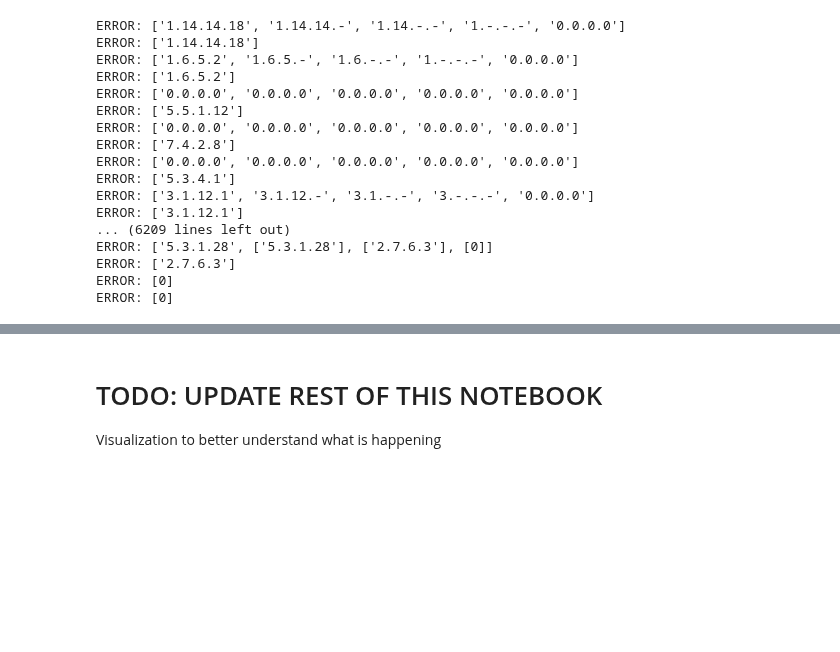
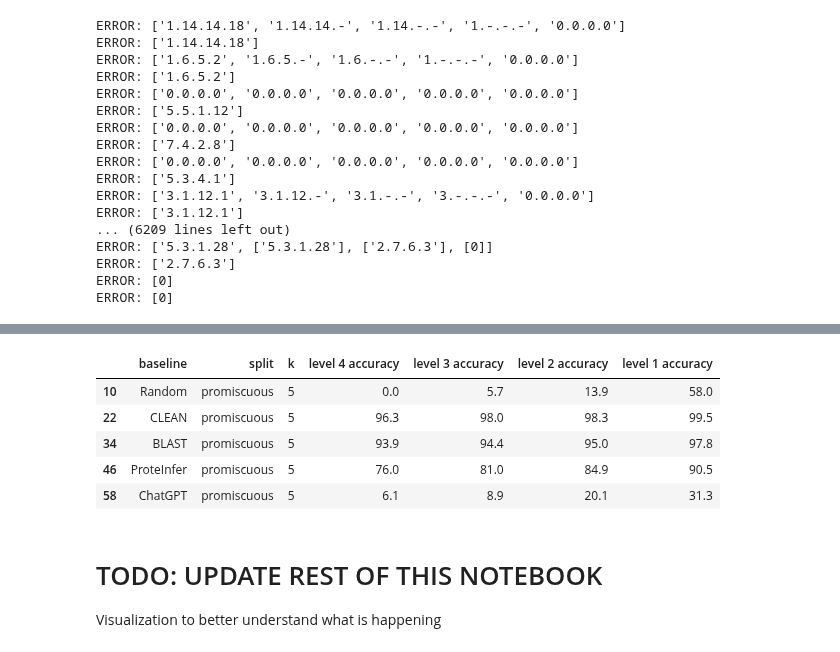
Before and after one commit to jsunn-y/CARE, a Jupyter notebook: task1_baselines/performance_evaluation.ipynb, the cells around one changed output, grey strips where cells are left out. Drawn from its saved outputs; the diff is of its cells as text; code cells hidden in the pictures; blank space fills up the shorter version.

```diff
--- a/task1_baselines/performance_evaluation.ipynb
+++ b/task1_baselines/performance_evaluation.ipynb
@@ -195,3 +194,12 @@ results[results['k'] == 1].sort_values(by='split')
+# %%
+results[results['k'] == 5][results['split'] == 'promiscuous']
+# %% [output]
+|  | baseline | split | k | level 4 accuracy | level 3 accuracy | level 2 accuracy | level 1 accuracy |
+| 10 | Random | promiscuous | 5 | 0.0 | 5.7 | 13.9 | 58.0 |
+| 22 | CLEAN | promiscuous | 5 | 96.3 | 98.0 | 98.3 | 99.5 |
+| 34 | BLAST | promiscuous | 5 | 93.9 | 94.4 | 95.0 | 97.8 |
+| 46 | ProteInfer | promiscuous | 5 | 76.0 | 81.0 | 84.9 | 90.5 |
+| 58 | ChatGPT | promiscuous | 5 | 6.1 | 8.9 | 20.1 | 31.3 |
 # %% [markdown]
 # TODO: UPDATE REST OF THIS NOTEBOOK
 Visualization to better understand what is happening
```
Also changed, not shown: parts of 1 cell of this notebook.
